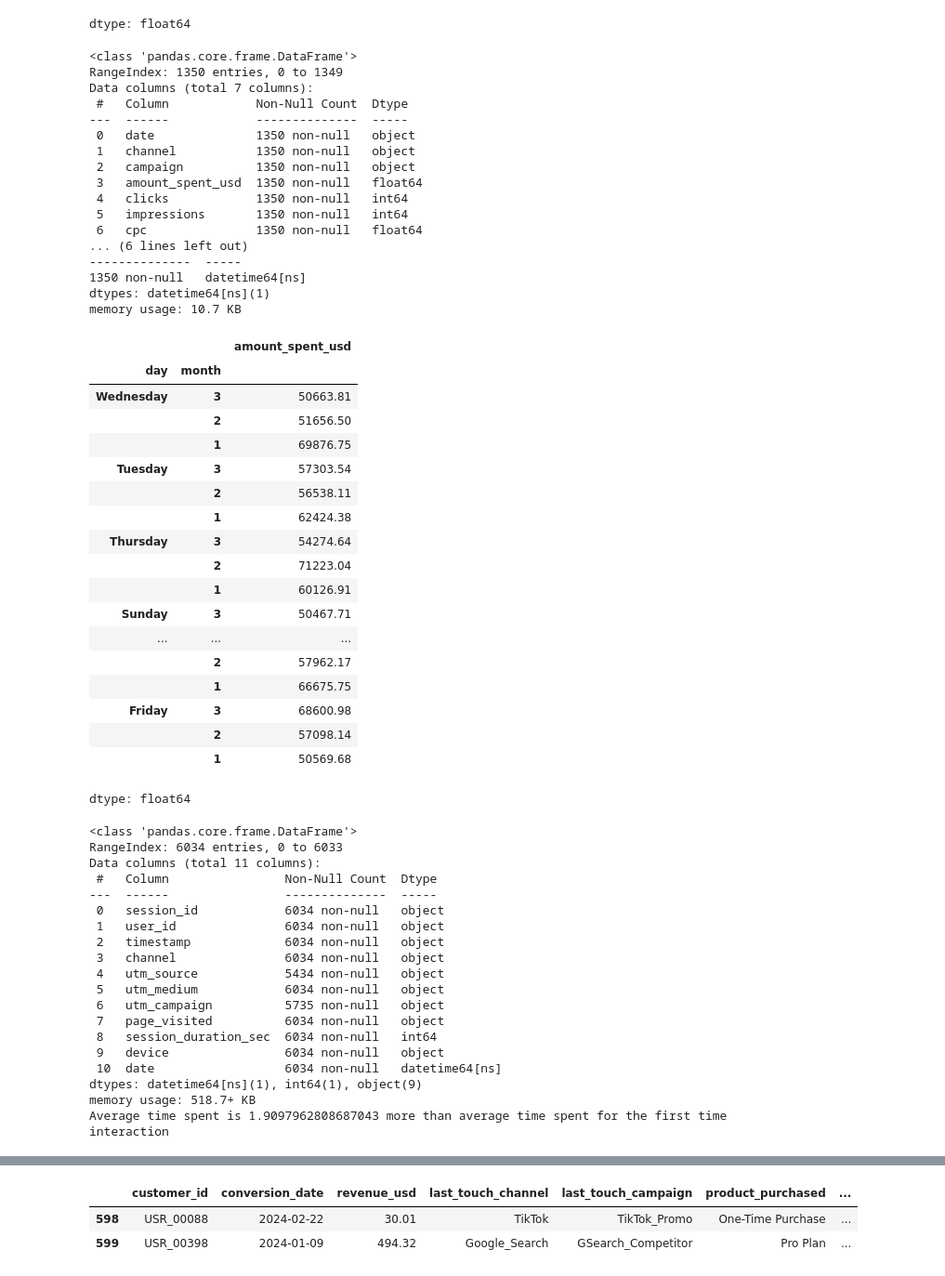
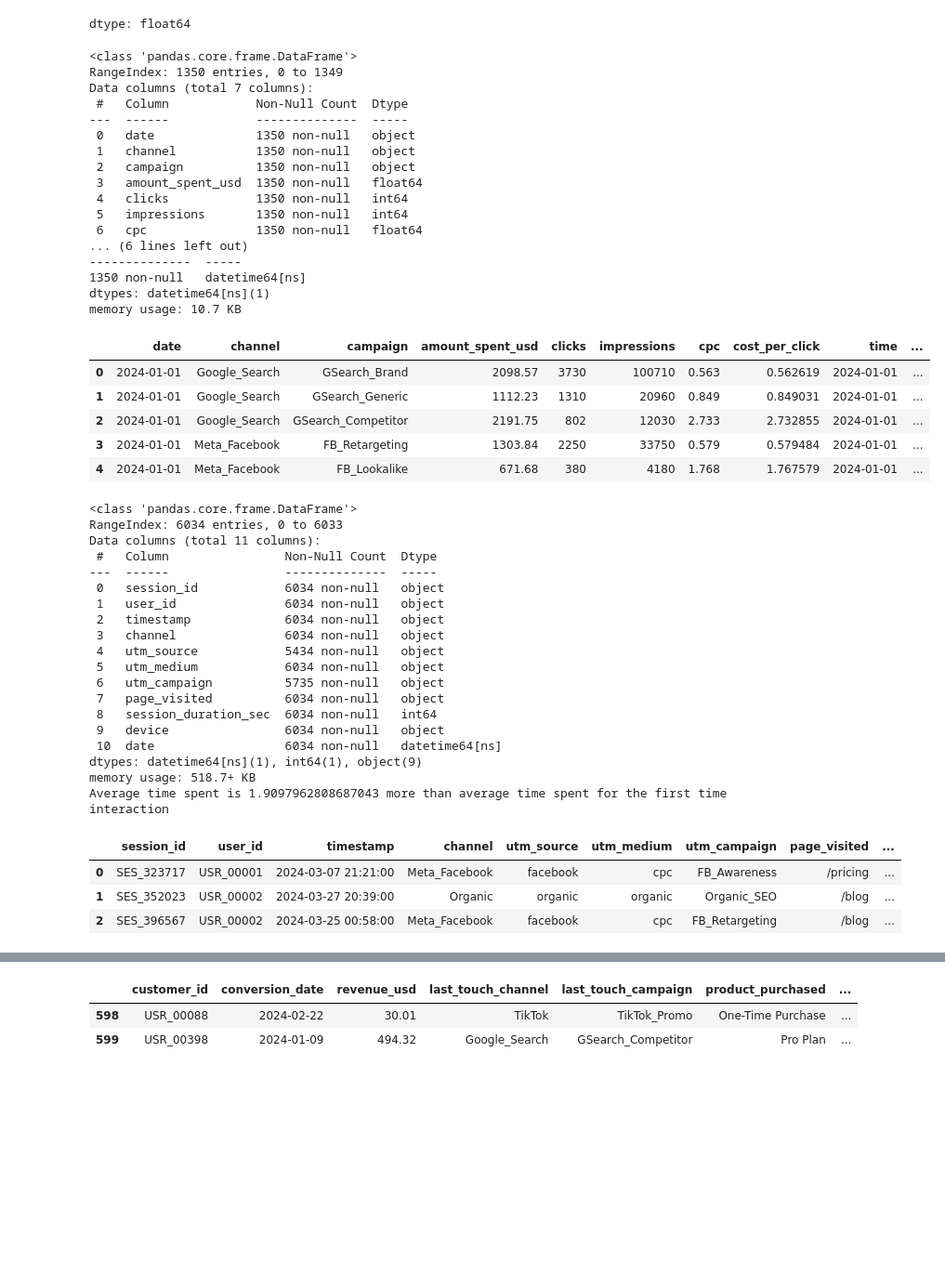
Before and after one commit to banerjee109/Infotact-Data-Team-2, a Jupyter notebook: Assignmenet_1_Roughbook.ipynb, the cells around one changed output, grey strips where cells are left out. Shown at 93% size. Drawn from its saved outputs; the diff is of its cells as text; code cells hidden in the pictures; blank space fills up the shorter version.

```diff
--- a/Assignmenet_1_Roughbook.ipynb
+++ b/Assignmenet_1_Roughbook.ipynb
@@ -267,52 +267,41 @@ ad_spend_df["cpc"].corr(ad_spend_df["amount_spent_usd"])
 ad_spend_df["date"] = pd.to_datetime(ad_spend_df["date"])
 ad_spend_df["date"].head(5)
 ad_spend_df["time"] = pd.to_datetime(ad_spend_df["date"])
 (ad_spend_df["time"]).info()
 ad_spend_df["month"]=ad_spend_df["time"].dt.month
 ad_spend_df["day"] = ad_spend_df["time"].dt.day_name()
 ad_spend_df["month"]=ad_spend_df["time"].dt.month
 ad_spend_df["day"].unique()
 ad_spend_df["day"].nunique()
 ad_spend_df["month"].nunique()
 ad_spend_df.groupby(["month","day"])["amount_spent_usd"].mean()
 ad_spend_df.groupby(["day","month"])["amount_spent_usd"].sum().sort_index(level="day",ascending=False)
+ad_spend_df.head(3)
+ad_spend_df["impressions_per_dollar"]=ad_spend_df["impressions"] / ad_spend_df["amount_spent_usd"]
 # %% [output]
 <class 'pandas.core.frame.DataFrame'>
 RangeIndex: 1350 entries, 0 to 1349
 Data columns (total 7 columns):
  #   Column            Non-Null Count  Dtype
 ---  ------            --------------  -----
  0   date              1350 non-null   object
  1   channel           1350 non-null   object
  2   campaign          1350 non-null   object
  3   amount_spent_usd  1350 non-null   float64
  4   clicks            1350 non-null   int64
  5   impressions       1350 non-null   int64
  6   cpc               1350 non-null   float64
 ... (6 lines left out)
 --------------  -----
 1350 non-null   datetime64[ns]
 dtypes: datetime64[ns](1)
 memory usage: 10.7 KB
-|  |  | amount_spent_usd |
-| day | month |  |
-| Wednesday | 3 | 50663.81 |
-|  | 2 | 51656.50 |
-|  | 1 | 69876.75 |
-| Tuesday | 3 | 57303.54 |
-|  | 2 | 56538.11 |
-|  | 1 | 62424.38 |
-| Thursday | 3 | 54274.64 |
-|  | 2 | 71223.04 |
-|  | 1 | 60126.91 |
-| Sunday | 3 | 50467.71 |
-| ... | ... | ... |
-|  | 2 | 57962.17 |
-|  | 1 | 66675.75 |
-| Friday | 3 | 68600.98 |
-|  | 2 | 57098.14 |
-|  | 1 | 50569.68 |
+|  | date | channel | campaign | amount_spent_usd | clicks | impressions | cpc | cost_per_click | time | ... |
+| 0 | 2024-01-01 | Google_Search | GSearch_Brand | 2098.57 | 3730 | 100710 | 0.563 | 0.562619 | 2024-01-01 | ... |
+| 1 | 2024-01-01 | Google_Search | GSearch_Generic | 1112.23 | 1310 | 20960 | 0.849 | 0.849031 | 2024-01-01 | ... |
+| 2 | 2024-01-01 | Google_Search | GSearch_Competitor | 2191.75 | 802 | 12030 | 2.733 | 2.732855 | 2024-01-01 | ... |
+| 3 | 2024-01-01 | Meta_Facebook | FB_Retargeting | 1303.84 | 2250 | 33750 | 0.579 | 0.579484 | 2024-01-01 | ... |
+| 4 | 2024-01-01 | Meta_Facebook | FB_Lookalike | 671.68 | 380 | 4180 | 1.768 | 1.767579 | 2024-01-01 | ... |
-dtype: float64
 # %%
 import pandas as pd
 import numpy as np
@@ -367,6 +356,7 @@ b=web_log_df["session_duration_sec"].mean()
 c= b-a
 c
 print("Average time spent is", c,"more than average time spent for the first time interaction")
+web_log_df.head(3)
 # %% [output]
 <class 'pandas.core.frame.DataFrame'>
 RangeIndex: 6034 entries, 0 to 6033
@@ -387,6 +377,10 @@ Data columns (total 11 columns):
 dtypes: datetime64[ns](1), int64(1), object(9)
 memory usage: 518.7+ KB
 Average time spent is 1.9097962808687043 more than average time spent for the first time interaction
+|  | session_id | user_id | timestamp | channel | utm_source | utm_medium | utm_campaign | page_visited | ... |
+| 0 | SES_323717 | USR_00001 | 2024-03-07 21:21:00 | Meta_Facebook | facebook | cpc | FB_Awareness | /pricing | ... |
+| 1 | SES_352023 | USR_00002 | 2024-03-27 20:39:00 | Organic | organic | organic | Organic_SEO | /blog | ... |
+| 2 | SES_396567 | USR_00002 | 2024-03-25 00:58:00 | Meta_Facebook | facebook | cpc | FB_Retargeting | /blog | ... |
 # %%
 import pandas as pd
 crm_df=pd.read_csv("crm_conversion_data.csv")
```
Also changed, not shown: parts of 1 cell of this notebook.
